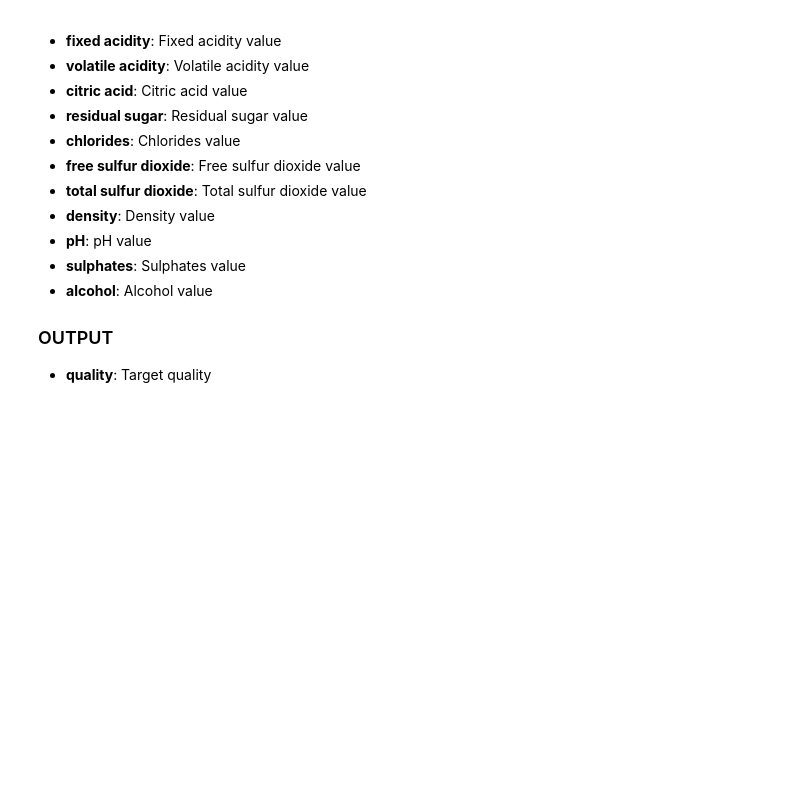
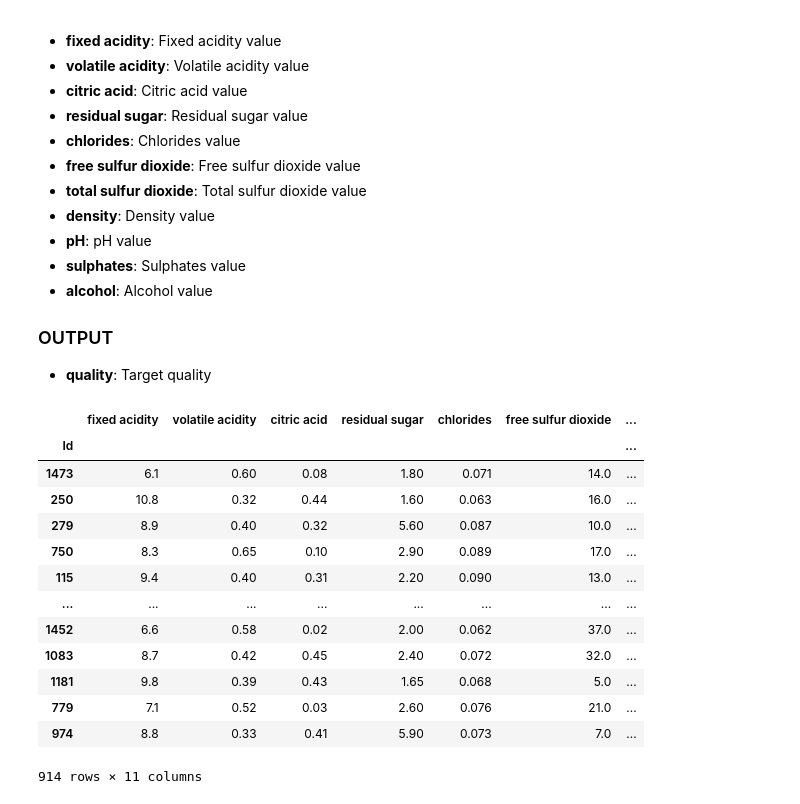
Before and after one commit to leeminq1/python_ai_colab, a Jupyter notebook: 4_sklearn_kaggle.ipynb, the cells around one changed output. Saved outputs shown, nothing was run; the diff lists cells and outputs as text; code cells hidden in the pictures; blank space fills up the shorter version.

```diff
--- a/4_sklearn_kaggle.ipynb
+++ b/4_sklearn_kaggle.ipynb
@@ -73,6 +233,22 @@ y_test_pred.to_csv('diabetes_y_test_pred.csv')
 # %%
 import pandas as pd
 
 df = pd.read_csv('wine_train.csv', index_col=0)
+df.drop(["sulphates" ], axis=1, inplace=True)
 
 df
+# %% [output]
+|  | fixed acidity | volatile acidity | citric acid | residual sugar | chlorides | free sulfur dioxide | ... |
+| Id |  |  |  |  |  |  | ... |
+| 1473 | 6.1 | 0.60 | 0.08 | 1.80 | 0.071 | 14.0 | ... |
+| 250 | 10.8 | 0.32 | 0.44 | 1.60 | 0.063 | 16.0 | ... |
+| 279 | 8.9 | 0.40 | 0.32 | 5.60 | 0.087 | 10.0 | ... |
+| 750 | 8.3 | 0.65 | 0.10 | 2.90 | 0.089 | 17.0 | ... |
+| 115 | 9.4 | 0.40 | 0.31 | 2.20 | 0.090 | 13.0 | ... |
+| ... | ... | ... | ... | ... | ... | ... | ... |
+| 1452 | 6.6 | 0.58 | 0.02 | 2.00 | 0.062 | 37.0 | ... |
+| 1083 | 8.7 | 0.42 | 0.45 | 2.40 | 0.072 | 32.0 | ... |
+| 1181 | 9.8 | 0.39 | 0.43 | 1.65 | 0.068 | 5.0 | ... |
+| 779 | 7.1 | 0.52 | 0.03 | 2.60 | 0.076 | 21.0 | ... |
+| 974 | 8.8 | 0.33 | 0.41 | 5.90 | 0.073 | 7.0 | ... |
+914 rows × 11 columns
```
Also changed, not shown: parts of 20 cells of this notebook.
